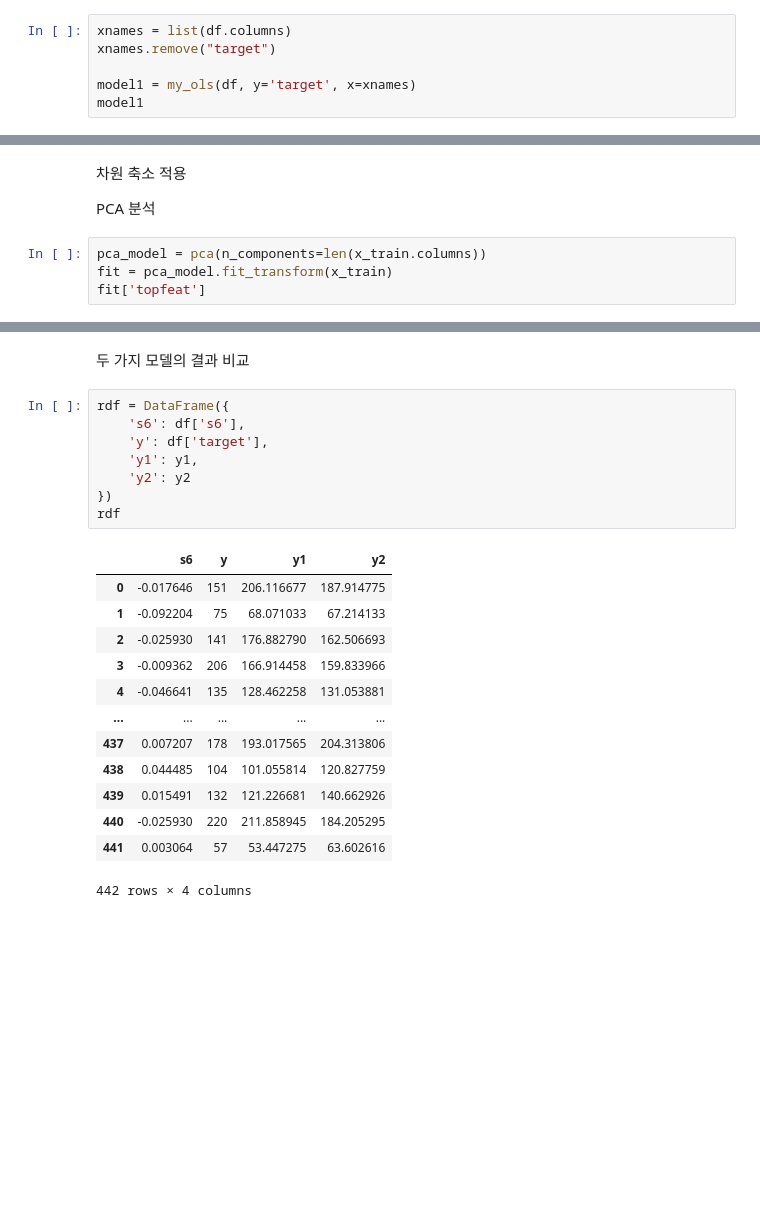
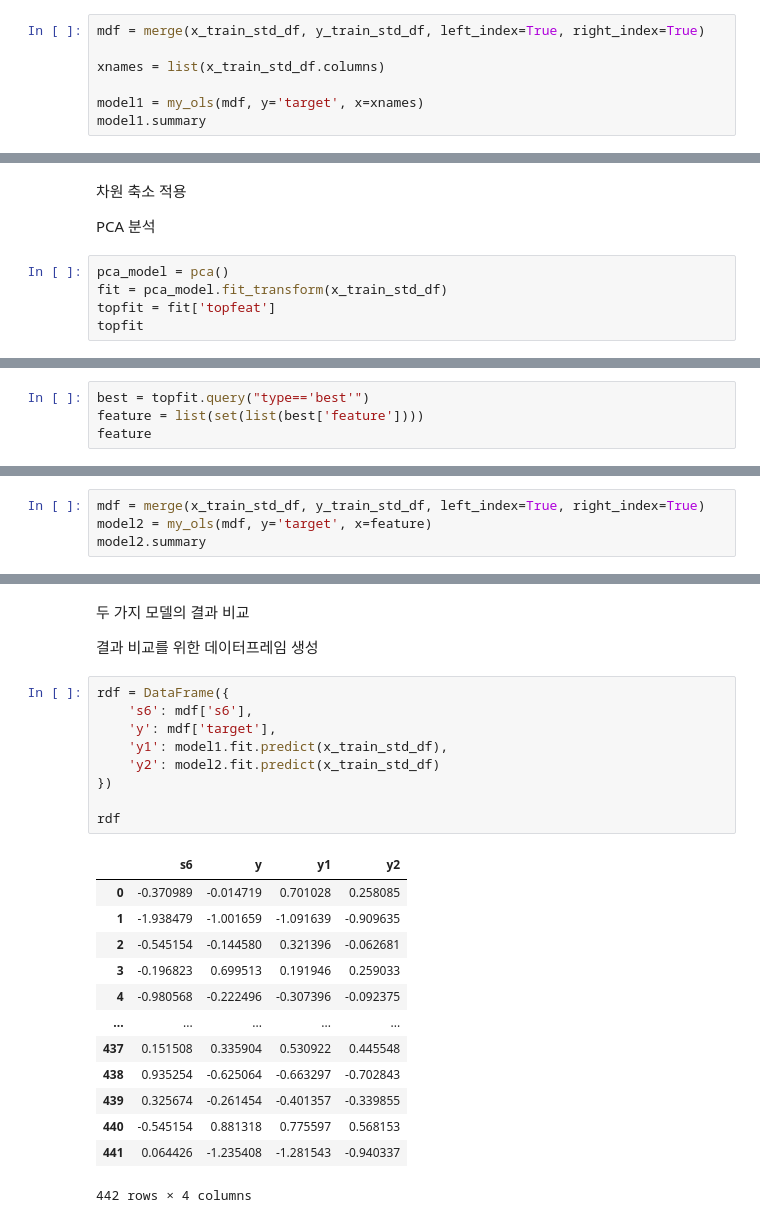
Before and after one commit to jihun5/it_jupyter, a Jupyter notebook: 04-추론적_데이터_분석/04-4 회귀분석/연습문제(2)-real.ipynb, the cells around one changed output, grey strips where cells are left out. Saved outputs shown, nothing was run; the diff lists cells and outputs as text; blank space fills up the shorter version.

```diff
--- a/04-추론적_데이터_분석/04-4 회귀분석/연습문제(2)-real.ipynb
+++ b/04-추론적_데이터_분석/04-4 회귀분석/연습문제(2)-real.ipynb
@@ -41,9 +72,10 @@ x_train.head()
 # %% [markdown]
 전체 요인에 대한 회귀분석
 # %%
-xnames = list(df.columns)
-xnames.remove("target")
+mdf = merge(x_train_std_df, y_train_std_df, left_index=True, right_index=True)
 
-model1 = my_ols(df, y='target', x=xnames)
-model1
+xnames = list(x_train_std_df.columns)
+
+model1 = my_ols(mdf, y='target', x=xnames)
+model1.summary
 # %% [output]
@@ -121,9 +127,10 @@ Length: 442, dtype: float64
 
 PCA 분석
 # %%
-pca_model = pca(n_components=len(x_train.columns))
-fit = pca_model.fit_transform(x_train)
-fit['topfeat']
+pca_model = pca()
+fit = pca_model.fit_transform(x_train_std_df)
+topfit = fit['topfeat']
+topfit
 # %% [output]
 [pca] >Extracting column labels from dataframe.
 [pca] >Extracting row labels from dataframe.
@@ -167,0 +162,4 @@ plt.close()
+# %%
+best = topfit.query("type=='best'")
+feature = list(set(list(best['feature'])))
+feature
@@ -218,0 +170,4 @@ Length: 442, dtype: float64
+# %%
+mdf = merge(x_train_std_df, y_train_std_df, left_index=True, right_index=True)
+model2 = my_ols(mdf, y='target', x=feature)
+model2.summary
@@ -219,24 +200,27 @@ Length: 442, dtype: float64
 # %% [markdown]
 두 가지 모델의 결과 비교
+
+결과 비교를 위한 데이터프레임 생성
 # %%
 rdf = DataFrame({
-    's6': df['s6'],
-    'y': df['target'],
-    'y1': y1,
-    'y2': y2
+    's6': mdf['s6'],
+    'y': mdf['target'],
+    'y1': model1.fit.predict(x_train_std_df),
+    'y2': model2.fit.predict(x_train_std_df)
 })
+
 rdf
 # %% [output]
 |  | s6 | y | y1 | y2 |
-| 0 | -0.017646 | 151 | 206.116677 | 187.914775 |
-| 1 | -0.092204 | 75 | 68.071033 | 67.214133 |
-| 2 | -0.025930 | 141 | 176.882790 | 162.506693 |
-| 3 | -0.009362 | 206 | 166.914458 | 159.833966 |
-| 4 | -0.046641 | 135 | 128.462258 | 131.053881 |
+| 0 | -0.370989 | -0.014719 | 0.701028 | 0.258085 |
+| 1 | -1.938479 | -1.001659 | -1.091639 | -0.909635 |
+| 2 | -0.545154 | -0.144580 | 0.321396 | -0.062681 |
+| 3 | -0.196823 | 0.699513 | 0.191946 | 0.259033 |
+| 4 | -0.980568 | -0.222496 | -0.307396 | -0.092375 |
 | ... | ... | ... | ... | ... |
-| 437 | 0.007207 | 178 | 193.017565 | 204.313806 |
-| 438 | 0.044485 | 104 | 101.055814 | 120.827759 |
-| 439 | 0.015491 | 132 | 121.226681 | 140.662926 |
-| 440 | -0.025930 | 220 | 211.858945 | 184.205295 |
-| 441 | 0.003064 | 57 | 53.447275 | 63.602616 |
+| 437 | 0.151508 | 0.335904 | 0.530922 | 0.445548 |
+| 438 | 0.935254 | -0.625064 | -0.663297 | -0.702843 |
+| 439 | 0.325674 | -0.261454 | -0.401357 | -0.339855 |
+| 440 | -0.545154 | 0.881318 | 0.775597 | 0.568153 |
+| 441 | 0.064426 | -1.235408 | -1.281543 | -0.940337 |
 442 rows × 4 columns
```
Also changed, not shown: parts of 50 cells of this notebook, 5 other files.
